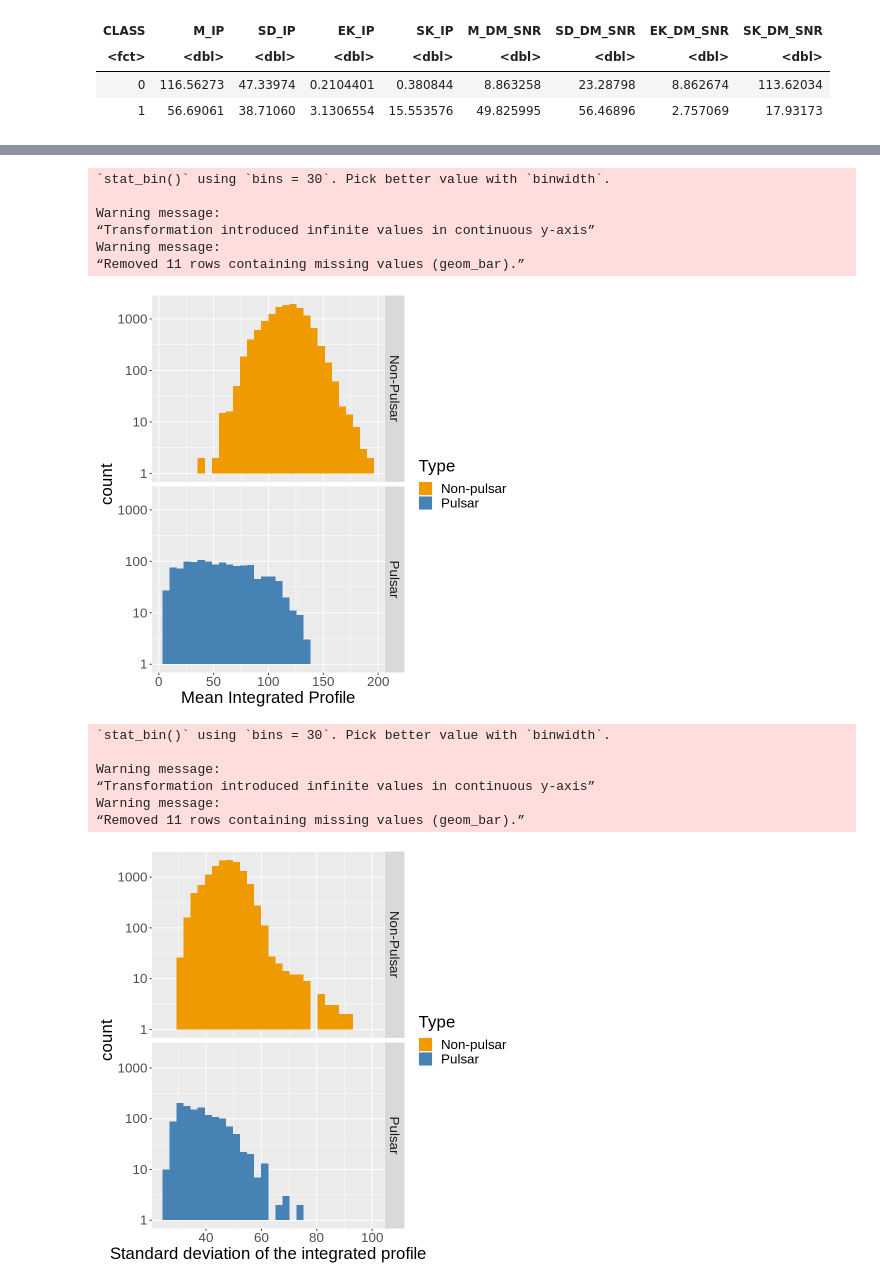
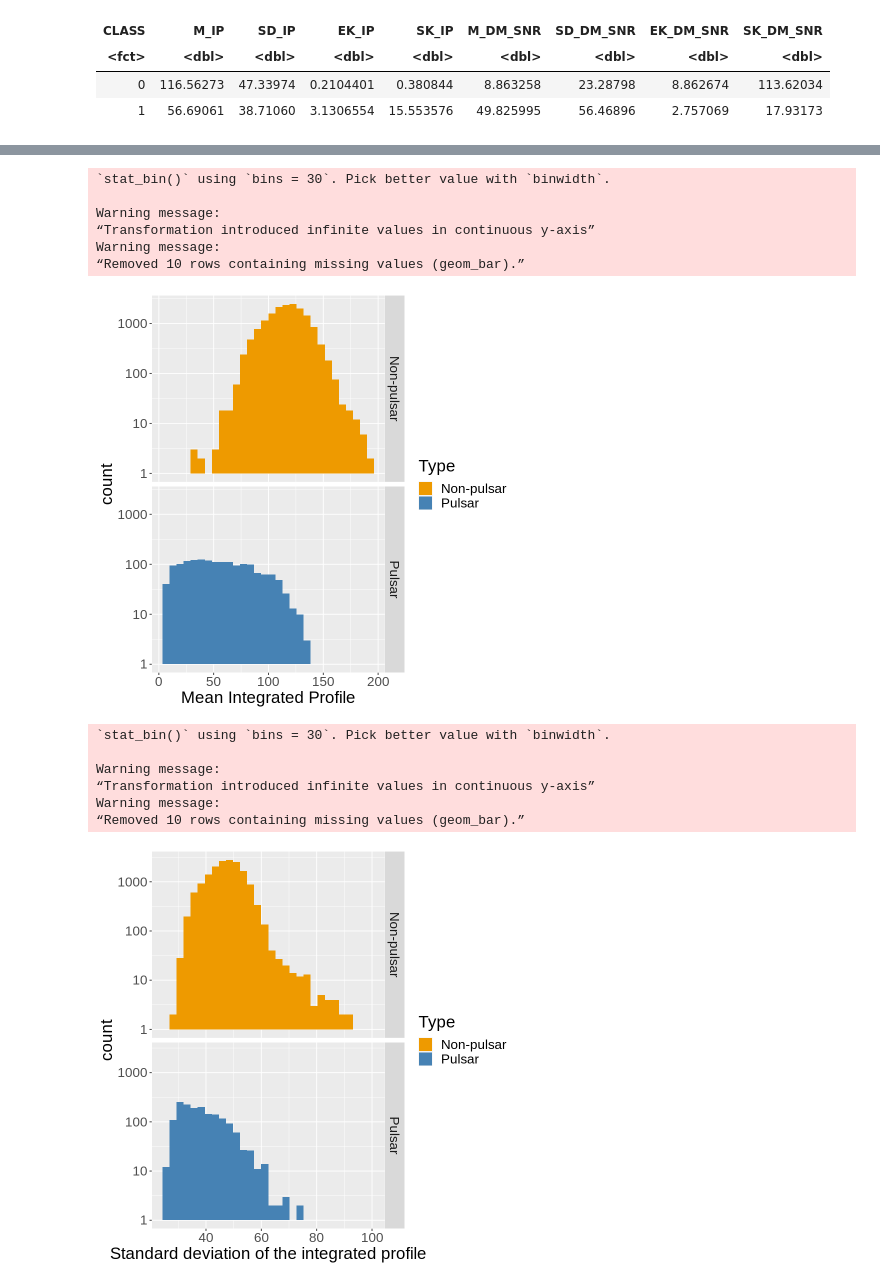
Before and after one commit to ONIGIRIIII/DSCI-100-GROUP-PROJECT, a Jupyter notebook: Untitled.ipynb, the cells around one changed output, grey strips where cells are left out. Saved outputs shown, nothing was run; the diff lists cells and outputs as text; code cells hidden in the pictures.

```diff
--- a/Untitled.ipynb
+++ b/Untitled.ipynb
@@ -69,5 +49,6 @@ A tibble: 3580 × 9
 # %%
-pulsar_plot_mip <- pulsar_train |>
+type_labels = c("0" = "Non-pulsar", "1" = "Pulsar")
+pulsar_plot_mip <- pulsar |>
                 ggplot(aes(x = M_IP, fill = CLASS)) +
                 geom_histogram() +
                 facet_grid(rows = vars(CLASS),
@@ -84,26 +65,26 @@ pulsar_plot_mip
 Warning message:
 “Transformation introduced infinite values in continuous y-axis”
 Warning message:
-“Removed 11 rows containing missing values (geom_bar).”
+“Removed 10 rows containing missing values (geom_bar).”
-[figure, old version]
+[figure, new version]
 # %%
-pulsar_plot_sdip <- pulsar_train |>
+pulsar_plot_sdip <- pulsar |>
                 ggplot(aes(x = SD_IP, fill = CLASS)) +
                 geom_histogram() +
                 facet_grid(rows = vars(CLASS),
                           labeller = labeller(CLASS = type_labels)) +
                 labs(x = "Standard deviation of the integrated profile", fill = "Type") +
                 scale_fill_manual(labels = c("Non-pulsar", "Pulsar"),
                                  values = c("orange2", "steelblue")) +
                 scale_y_log10() +
                 theme(text = element_text(size = 20))
 pulsar_plot_sdip
 # %% [output]
 `stat_bin()` using `bins = 30`. Pick better value with `binwidth`.
 
 Warning message:
 “Transformation introduced infinite values in continuous y-axis”
 Warning message:
-“Removed 11 rows containing missing values (geom_bar).”
+“Removed 10 rows containing missing values (geom_bar).”
-[figure, old version]
+[figure, new version]
 # %%
```
Also changed, not shown: parts of 8 cells of this notebook.
